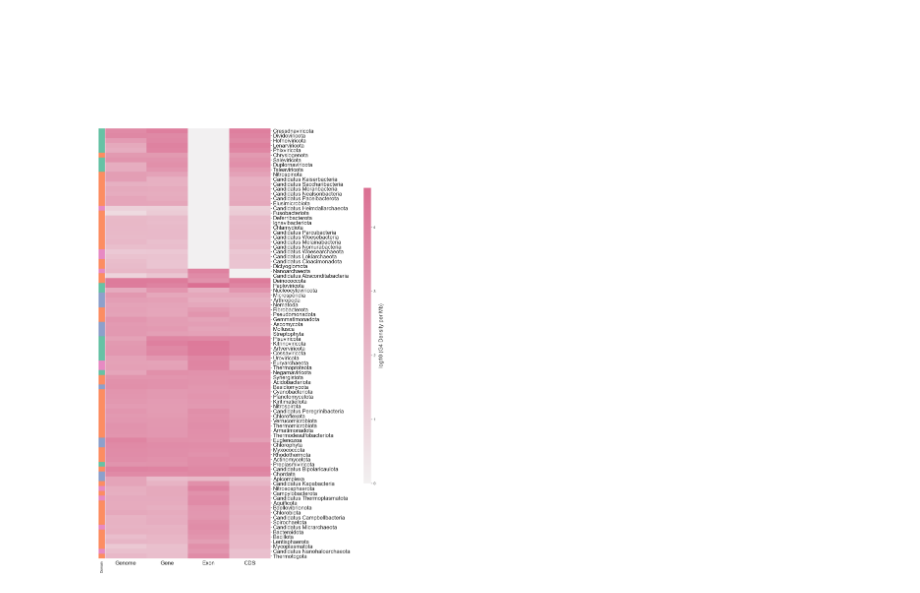
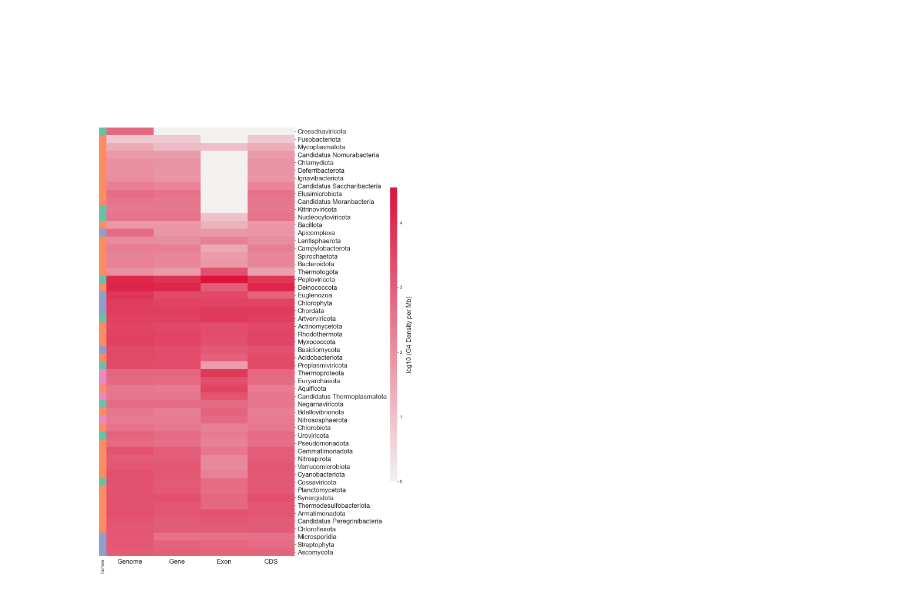
Before and after one commit to Georgakopoulos-Soares-lab/Quadrupia, a Jupyter notebook: notebooks/7_g4_distribution_genomic_compartments_regex.ipynb, the cells around one changed output. Cells and saved outputs as stored; diff of their text form; code cells hidden in the pictures.

```diff
--- a/notebooks/7_g4_distribution_genomic_compartments_regex.ipynb
+++ b/notebooks/7_g4_distribution_genomic_compartments_regex.ipynb
@@ -63,4 +63,10 @@ df_g4.rename(columns={'index': 'Accession'}, inplace=True)
 # drop rows where phylum is NaN as they are not relevant for phylum level analysis
 df_g4.dropna(subset=['Phylum'], inplace=True)
 
-df_g4.head()
+# drop rows where Genes, Exons or CDS is NaN
+# since these are the main features we are interested in for G4 analysis
+df_g4.dropna(subset=['Genes', 'Exons', 'CDS'], inplace=True)
+
+# replace NaN with 0 for G4s in Genes, Exons, CDS, Total G4 Length and G4 Count
+# as these represent no G4s in the respective features
+df_g4.fillna(0, inplace=True)
@@ -77,5 +76,5 @@ df_g4['G4 Density per Mb: Genome'] = df_g4['Total G4 Length']/df_g4['Genome Size
 df_g4['G4 Density per Mb: Gene'] = df_g4['G4s in Genes']/df_g4['Genes'] * 1000000
 df_g4['G4 Density per Mb: Exon'] = df_g4['G4s in Exons']/df_g4['Exons'] * 1000000
 df_g4['G4 Density per Mb: CDS'] = df_g4['G4s in CDS']/df_g4['CDS'] * 1000000
-df_g4.head(100)
+df_g4.sort_values(by='G4 Density per Mb: Genome', ascending=False, inplace=True)
 df_g4.to_csv(f'{BASE_DIR}/results/regex_combined_dist_data.csv', index=False)
@@ -151,18 +139,26 @@ plt.tight_layout()
 # %%
 # create new dataframe for grouped phylum plots
-df_phylum_plot = df_g4[['Domain', 'Kingdom', 'Phylum', 'G4 Density per Mb: Genome', 'G4 Density per Mb: Gene', 'G4 Density per Mb: Exon', 'G4 Density per Mb: CDS']]
-df_phylum_plot = df_phylum_plot.melt(id_vars=['Domain', 'Kingdom', 'Phylum'], var_name='Feature', value_name='G4 Density per Mb')
-# extract genomic feature from the column name
+df_phylum_plot = df_g4[['Domain', 'Phylum', 'G4 Density per Mb: Genome', 'G4 Density per Mb: Gene', 'G4 Density per Mb: Exon', 'G4 Density per Mb: CDS']]
+df_phylum_plot = df_phylum_plot.melt(id_vars=['Domain', 'Phylum'], var_name='Feature', value_name='G4 Density per Mb')
 df_phylum_plot['Feature'] = df_phylum_plot['Feature'].apply(lambda x: x.split(': ')[1])
+
 df_heatmap = df_phylum_plot.pivot_table(index=['Domain', 'Phylum'], columns=['Feature'], values='G4 Density per Mb', aggfunc='mean')
-df_heatmap.fillna(0, inplace=True)
 df_heatmap = df_heatmap.apply(lambda x: np.log10(x+1))
 df_heatmap = df_heatmap[['Genome', 'Gene', 'Exon', 'CDS']]
-# filter rows with less than 5 species
-df_phylum_count = df_phylum_plot.pivot_table(index=['Domain', 'Kingdom', 'Phylum'], values='G4 Density per Mb', aggfunc='count')
+
+# get number of species for each phylum
+df_phylum_count = df_phylum_plot.pivot_table(index=['Domain', 'Phylum'], values='G4 Density per Mb', aggfunc='count')
 df_phylum_count.rename(columns={'G4 Density per Mb': 'Count'}, inplace=True)
+# divide by 4 to get the number of species (since we have 4 features for each species)
+df_phylum_count['Count'] = df_phylum_count['Count'] / 4
+df_phylum_count = df_phylum_count.astype(int)
+
+# filter out phyla with less than 5 species
 df_heatmap = df_heatmap.join(df_phylum_count, how='inner')
+df_heatmap.sort_values(by='Count', ascending=True, inplace=True)
+print(df_heatmap.shape)
 df_heatmap = df_heatmap[df_heatmap['Count'] >= 5]
+print(df_heatmap.shape)
+df_heatmap.head()
 df_heatmap.drop(columns=['Count'], inplace=True)
-df_heatmap.head()
 # %% [output]
@@ -177,35 +168,37 @@ df_heatmap.head()
 # clustermap with phylum on y-axis and genomic feature on x-axis
 domains = df_heatmap.index.get_level_values("Domain")
 domain_colors = pd.Series(domains, index=df_heatmap.index).map(color_map)
 
-# create a cmap with palevioletred
-cmap = sns.light_palette("palevioletred", as_cmap=True)
+# create a cmap
+cmap = sns.light_palette("crimson", as_cmap=True)
 
+# add numerical values to heatmap
 g = sns.clustermap(
     df_heatmap,
     xticklabels=True,
     yticklabels=True,
     col_cluster=False,
     row_cluster=True,
     row_colors=domain_colors,
     cmap=cmap,
 )
+
 # hide dendrograms
 g.ax_row_dendrogram.set_visible(False)
 
 # formatting labels
 g.ax_heatmap.set_xlabel('')
 g.ax_heatmap.set_ylabel('')
 g.ax_heatmap.set_xticklabels(g.ax_heatmap.get_xticklabels(), fontsize=16)
 ylabels = [str(x).split('-')[1].replace("')", "") for x in g.ax_heatmap.get_yticklabels()]
 g.ax_heatmap.set_yticklabels(ylabels, fontsize=16)
 
 # set colorbar position
-plt.gcf().axes[-1].set_position([0.85, 0.2, .02, .5])
+plt.gcf().axes[-1].set_position([0.98, 0.2, .02, .5])
 plt.gcf().axes[-1].set_ylabel('log10 (G4 Density per Mb)', labelpad=10, fontsize=16)
-plt.gcf().set_size_inches(15, 24)
+plt.gcf().set_size_inches(12, 20)
 
 plt.tight_layout()
 plt.savefig(f'{BASE_DIR}/plots/feature_vs_phylum_g4_density_regex.png', bbox_inches='tight')
 # %% [output]
-[figure, old version]
+[figure, new version]
```
Also changed, not shown: parts of 6 cells of this notebook, 3 other files.
